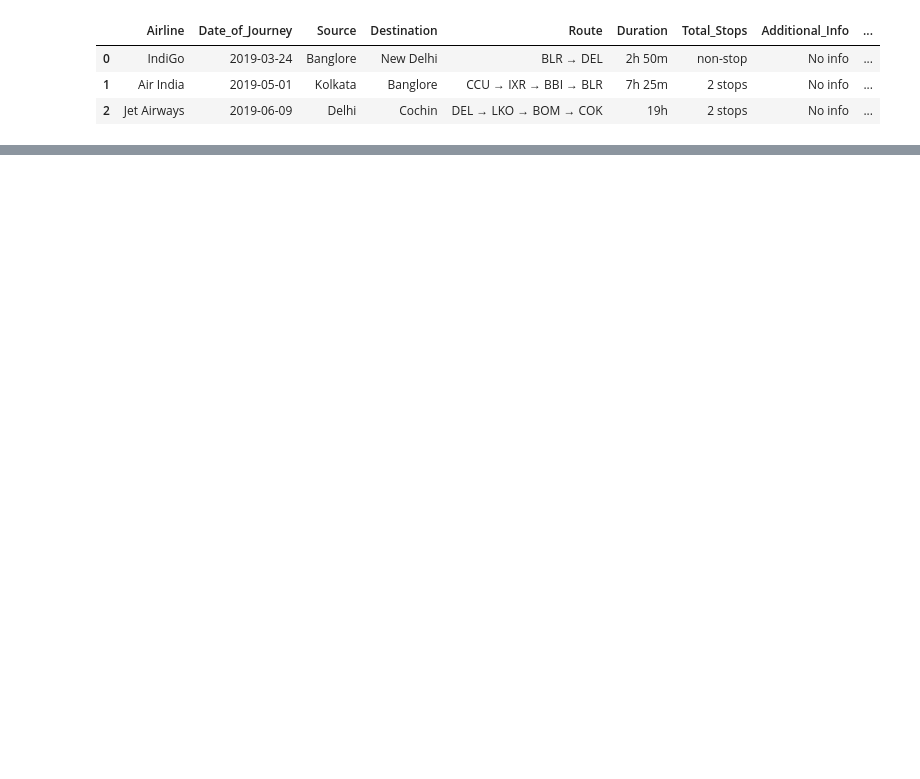
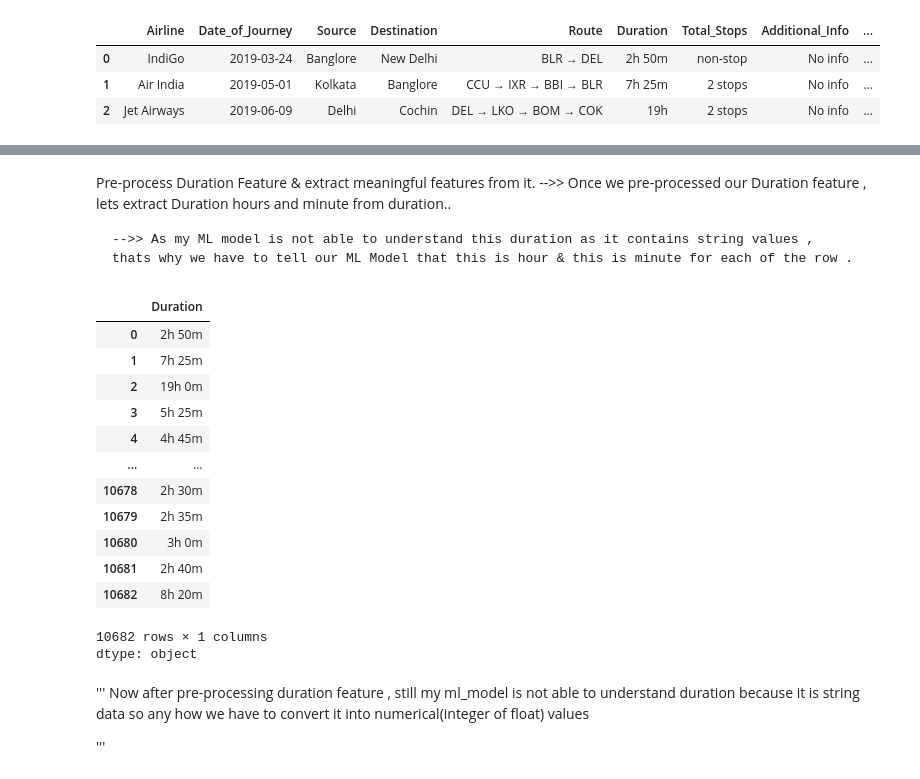
Before and after one commit to amantha6/flight-fare-detection, a Jupyter notebook: flight_prediction.ipynb, the cells around one changed output, grey strips where cells are left out. Saved outputs shown, nothing was run; the diff lists cells and outputs as text; code cells hidden in the pictures; blank space fills up the shorter version.

Commit message:
Pre-process Duration Feature & extract meaningful features from it. -->> Once we pre-processed our Duration feature , lets extract Duration hours and minute from duration..

```diff
--- a/flight_prediction.ipynb
+++ b/flight_prediction.ipynb
@@ -281,0 +259,38 @@ Figure({
+# %% [markdown]
+Pre-process Duration Feature & extract meaningful features from it.
+ -->> Once we pre-processed our Duration feature , lets extract Duration hours and minute from duration..
+
+    -->> As my ML model is not able to understand this duration as it contains string values ,
+    thats why we have to tell our ML Model that this is hour & this is minute for each of the row .
+# %%
+def preprocess_duration(x):
+    if 'h' not in x:
+        x = '0h' + ' ' + x
+    elif 'm' not in x:
+        x = x + ' ' +'0m'
+
+    return x
+# %%
+data['Duration'] = data['Duration'].apply(preprocess_duration)
+data['Duration']
+# %% [output]
+|  | Duration |
+| 0 | 2h 50m |
+| 1 | 7h 25m |
+| 2 | 19h 0m |
+| 3 | 5h 25m |
+| 4 | 4h 45m |
+| ... | ... |
+| 10678 | 2h 30m |
+| 10679 | 2h 35m |
+| 10680 | 3h 0m |
+| 10681 | 2h 40m |
+| 10682 | 8h 20m |
+10682 rows × 1 columns
+dtype: object
+# %% [markdown]
+'''
+    Now after pre-processing duration feature , still my ml_model is not able to understand duration
+    because it is string data so any how we have to convert it into numerical(integer of float) values
+
+'''
```
Also changed, not shown: parts of 2 cells of this notebook.
